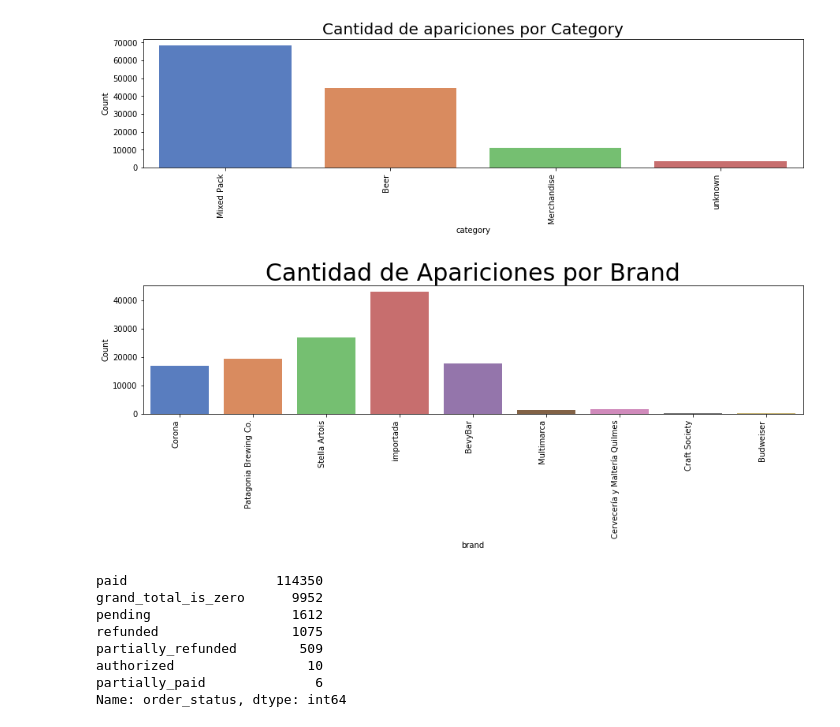
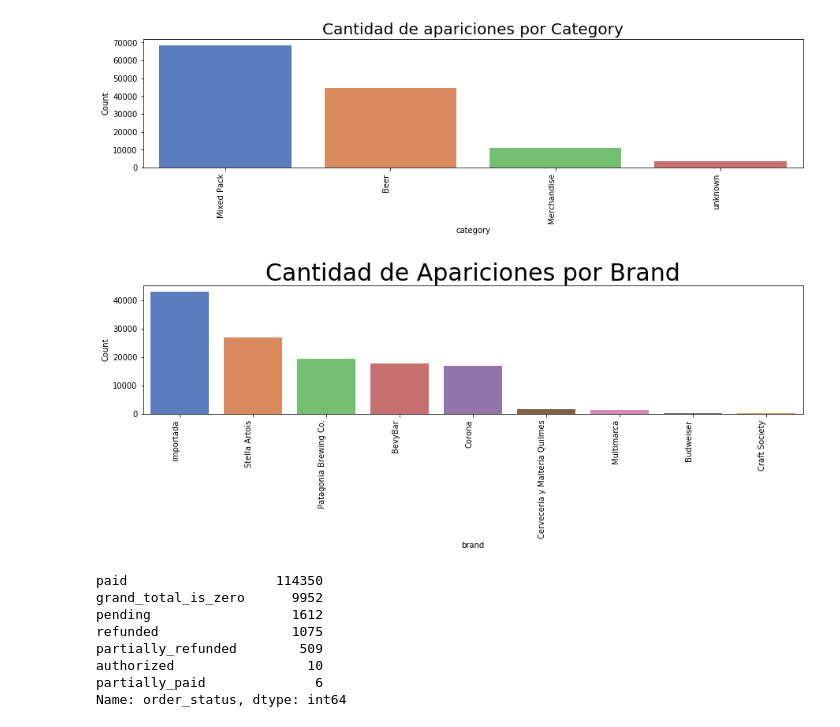
Before and after one commit to AgustinVelurtas/grupo13_clusterai, a Jupyter notebook: tp_grupo13.ipynb, the cells around one changed output. Cells and saved outputs as stored; diff of their text form; code cells hidden in the pictures.

```diff
--- a/tp_grupo13.ipynb
+++ b/tp_grupo13.ipynb
@@ -271,14 +276,14 @@ plt.show()
 [figure]
 # %%
 plt.figure(figsize=(15,3))
-g = sns.countplot(x="brand",data=tp_f, palette = "muted")
+g = sns.countplot(x="brand",data=tp_f, palette = "muted", order = tp_f['brand'].value_counts().index)
 g.set_xticklabels(g.get_xticklabels(), rotation=90, ha="right")
 plt.title('Cantidad de Apariciones por Brand',size = 30)
 plt.xlabel("brand")
 plt.ylabel("Count")
 plt.show()
 # %% [output]
-[figure, old version]
+[figure, new version]
 # %%
 ##tp_f.created_in.value_counts()
 # %%
```
Also changed, not shown: parts of 36 cells of this notebook.
